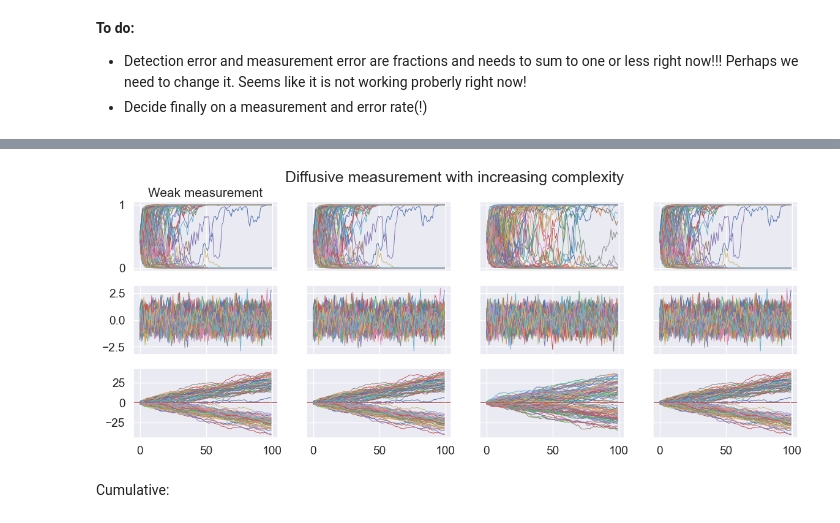
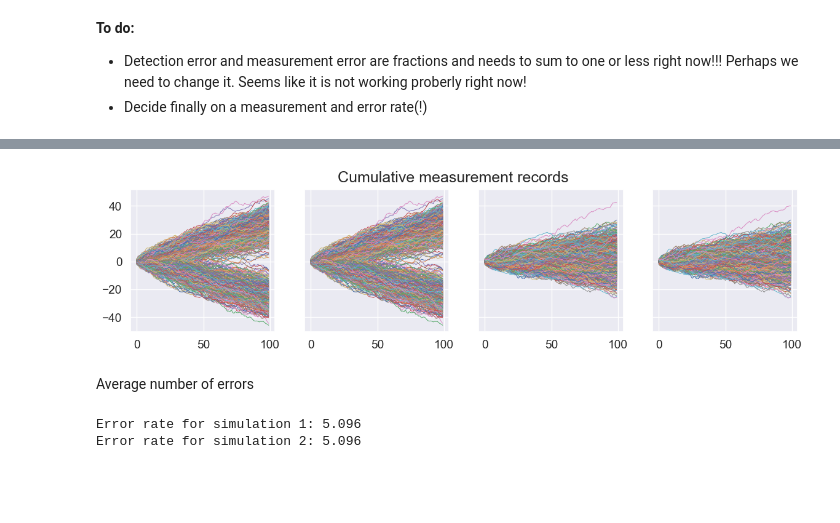
Before and after one commit to AlexInselmann/quantum-sensing, a Jupyter notebook: Final_simulations.ipynb, the cells around one changed output, grey strips where cells are left out. Saved outputs shown, nothing was run; the diff lists cells and outputs as text; code cells hidden in the pictures; blank space fills up the shorter version.

```diff
--- a/Final_simulations.ipynb
+++ b/Final_simulations.ipynb
@@ -43,10 +43,10 @@ sigma = 1
 g = sigma/4
 epsilon = [0,(2*np.pi*g)/(sigma*N*40)]
 
-rtot = 0.99 #total sucess rate
+rtot = 0.95 #total sucess rate
 #detector and measurement success rates.
-rm = [1,rtot,rtot*0.5] #without measurement noise, with measurement noise
-rd = [0,rtot,rtot*0.5]
+rm = [0,1 - rtot ,(1-rtot)*0.5] #without measurement noise, with measurement noise
+rd = [0, 0,(1-rtot)*0.5]
 t_span = np.linspace(0,N*delta_t-1,N)
 
 seed = 43
@@ -57,12 +53,16 @@ rm[0],rd[1]
 # %%
 # Simulation 1: Weak measurement
-x1,a1,b1= Xeuler_sim(N_sim,N,g, epsilon[0], a0,b0,rm[0],rd[0], seed=seed)
+print(f'Simulation 1: eps {epsilon[0]} rm {rm[0]} rd {rd[0]}')
+x1,a1,b1= Xeuler_sim(N_sim,N,g, epsilon[0], a0,b0,rm[0],rd[0], seed=seed, verbose=False)
 
 # Simulation 2: Weak measurement with slow rabi oscilation
-x2,a2,b2= Xeuler_sim(N_sim,N,g, epsilon[1], a0,b0,rm[0],rd[0], seed=seed)
+print(f"\nSimulation 2: eps {epsilon[1]} rm {rm[0]} rd {rd[0]}")
+x2,a2,b2= Xeuler_sim(N_sim,N,g, epsilon[1], a0,b0,rm[0],rd[0], seed=seed, verbose=False)
 
 # Simulation 3: Weak measurement with slow rabi oscilation, measurement error
-x3,a3,b3= Xeuler_sim(N_sim,N,g, epsilon[1], a0,b0,rm[1],rd[0], seed=seed)
+print(f"\nSimulation 3: eps {epsilon[1]} rm {rm[1]} rd {rd[0]}")
+x3,a3,b3= Xeuler_sim(N_sim,N,g, epsilon[1], a0,b0,rm[1],rd[1], seed=seed, verbose=False)
 
 # Simulation 4: Weak measurement with slow rabi oscilation, equal measurement and detection error
-x4,a4,b4= Xeuler_sim(N_sim,N,g, epsilon[1], a0,b0,rm[0],rd[1], seed=seed)
+print(f"\nSimulation 4: eps {epsilon[1]} rm {rm[0]} rd {rd[1]}")
+x4,a4,b4= Xeuler_sim(N_sim,N,g, epsilon[1], a0,b0,rm[2],rd[2], seed=seed, verbose=False)
@@ -69,31 +122,14 @@ x4,a4,b4= Xeuler_sim(N_sim,N,g, epsilon[1], a0,b0,rm[0],rd[1], seed=seed)
 # %%
-fig, ax = plt.subplots(3,4,figsize=(14,5),sharex='col', sharey='row')
+fig, ax = plt.subplots(1,4,figsize=(14,3),sharex='col', sharey='row')
 
-fig.suptitle('Diffusive measurement with increasing complexity')
 
-for i in range(N):
-    #Simulation 1
-    ax[0,0].set_title('Weak measurement')
-    ax[0,0].plot(t_span,abs(a1[i][:-1])**2,linewidth=0.7,label = fr'$P_+(t)=\mid c_+(t)\mid^2$')
-    ax[1,0].plot(x1[i]['t'],x1[i]['X'],linewidth=0.7,label = fr'$P_+(t)=\mid c_+(t)\mid^2$')
-    ax[2,0].plot(x1[i]['t'],np.cumsum(x1[i]['X']),linewidth=0.7,label = fr'$P_+(t)=\mid c_+(t)\mid^2$')
-    ax[2,0].axhline(y=0.5, color='r', linestyle='--',linewidth=0.5, alpha = 0.5)
-    #Simulation 2
-    ax[0,1].plot(t_span,abs(a2[i][:-1])**2,linewidth=0.7,label = fr'$P_+(t)=\mid c_+(t)\mid^2$')
-    ax[1,1].plot(x2[i]['t'],x2[i]['X'],linewidth=0.7,label = fr'$P_+(t)=\mid c_+(t)\mid^2$')
-    ax[2,1].plot(x2[i]['t'],np.cumsum(x2[i]['X']),linewidth=0.7,label = fr'$P_+(t)=\mid c_+(t)\mid^2$')
-    ax[2,1].axhline(y=0.5, color='r', linestyle='--',linewidth=0.5, alpha = 0.5)
-    #Simulation 3
-    ax[0,2].plot(t_span,abs(a3[i][:-1])**2,linewidth=0.7,label = fr'$P_+(t)=\mid c_+(t)\mid^2$')
-    ax[1,2].plot(x3[i]['t'],x3[i]['X'],linewidth=0.7,label = fr'$P_+(t)=\mid c_+(t)\mid^2$')
-    ax[2,2].plot(x3[i]['t'],np.cumsum(x3[i]['X']),linewidth=0.7,label = fr'$P_+(t)=\mid c_+(t)\mid^2$')
-    ax[2,2].axhline(y=0.5, color='r', linestyle='--',linewidth=0.5, alpha = 0.5)
-    #Simulation 4
-    ax[0,3].plot(t_span,abs(a4[i][:-1])**2,linewidth=0.7,label = fr'$P_+(t)=\mid c_+(t)\mid^2$')
-    ax[1,3].plot(x4[i]['t'],x4[i]['X'],linewidth=0.7,label = fr'$P_+(t)=\mid c_+(t)\mid^2$')
-    ax[2,3].plot(x4[i]['t'],np.cumsum(x4[i]['X']),linewidth=0.7,label = fr'$P_+(t)=\mid c_+(t)\mid^2$')
-    ax[2,3].axhline(y=0.5, color='r', linestyle='--',linewidth=0.5, alpha = 0.5)
+fig.suptitle('Cumulative measurement records')
+for i in range(N_sim):
+    ax[0].plot(x1[i]['t'],np.cumsum(x1[i]['X']),linewidth=0.7,label = r'$P_+(t)=\mid c_+(t)\mid^2$')
+    ax[1].plot(x2[i]['t'],np.cumsum(x2[i]['X']),linewidth=0.7,label = r'$P_+(t)=\mid c_+(t)\mid^2$')
+    ax[2].plot(x3[i]['t'],np.cumsum(x3[i]['X']),linewidth=0.7,label = r'$P_+(t)=\mid c_+(t)\mid^2$')
+    ax[3].plot(x4[i]['t'],np.cumsum(x4[i]['X']),linewidth=0.7,label = r'$P_+(t)=\mid c_+(t)\mid^2$')
+
+plt.show()
 # %% [output]
-[figure, old version]
+[figure, new version]
-# %% [markdown]
-Cumulative:
@@ -101,0 +136,14 @@ for
+# %% [markdown]
+Average number of errors
+# %%
+error3 = 0
+error4 = 0
+for i in range(N_sim):
+    error3 += N - len(x3[i]['X'])
+    error4 += N - len(x4[i]['X'])
+
+print(f"Error rate for simulation 1: {error3/N_sim}")
+print(f"Error rate for simulation 2: {error4/N_sim}")
+# %% [output]
+Error rate for simulation 1: 5.096
+Error rate for simulation 2: 5.096
```
Also changed, not shown: parts of 7 cells of this notebook, 6 other files.
